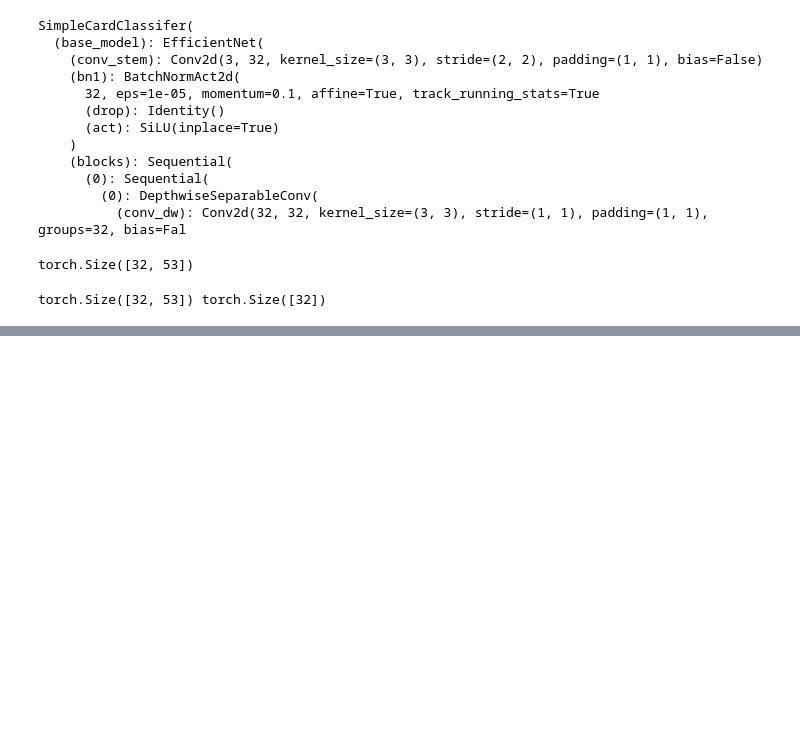
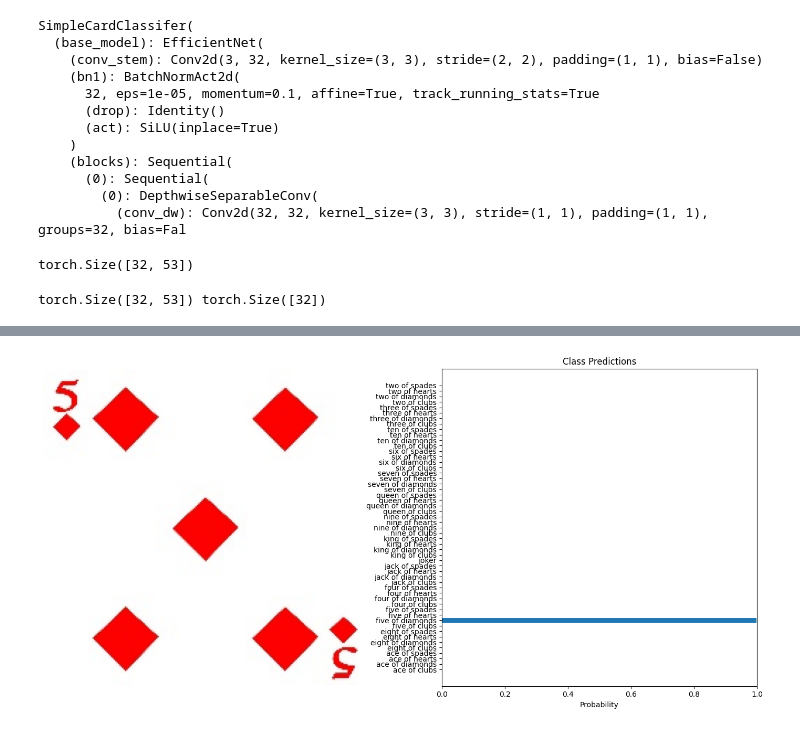
Before and after one commit to princesapkota/card-predictor, a Jupyter notebook: cards.ipynb, the cells around one changed output, grey strips where cells are left out. Drawn from its saved outputs; the diff is of its cells as text; code cells hidden in the pictures; blank space fills up the shorter version.

```diff
--- a/cards.ipynb
+++ b/cards.ipynb
@@ -210,0 +214,45 @@ plt.show()
+# %%
+def preprocess_image(image_path, transform):
+    image = Image.open(image_path).convert("RGB")
+    return image, transform(image).unsqueeze(0)
+
+# Predict using the model
+def predict(model, image_tensor, device):
+    model.eval()
+    with torch.no_grad():
+        image_tensor = image_tensor.to(device)
+        outputs = model(image_tensor)
+        probabilities = torch.nn.functional.softmax(outputs, dim=1)
+    return probabilities.cpu().numpy().flatten()
+
+# Visualization
+def visualize_predictions(original_image, probabilities, class_names):
+    fig, axarr = plt.subplots(1, 2, figsize=(14, 7))
+    # Display image
+    axarr[0].imshow(original_image)
+    axarr[0].axis("off")
+
+    # Display predictions
+    axarr[1].barh(class_names, probabilities)
+    axarr[1].set_xlabel("Probability")
+    axarr[1].set_title("Class Predictions")
+    axarr[1].set_xlim(0, 1)
+
+    plt.tight_layout()
+    plt.show()
+
+# Example usage
+test_image = "cards_image/test/five of diamonds/2.jpg"
+transform = transforms.Compose([
+    transforms.Resize((128, 128)),
+    transforms.ToTensor()
+])
+
+original_image, image_tensor = preprocess_image(test_image, transform)
+probabilities = predict(model, image_tensor, device)
+
+# Assuming dataset.classes gives the class names
+class_names = dataset.classes
+visualize_predictions(original_image, probabilities, class_names)
+# %% [output]
+[figure, added]
```
Also changed, not shown: parts of 4 cells of this notebook.
